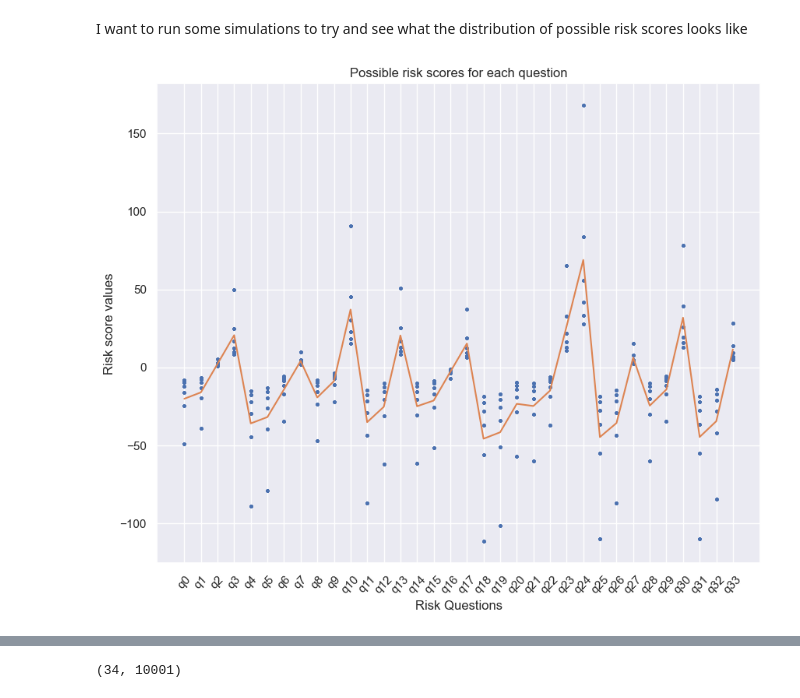
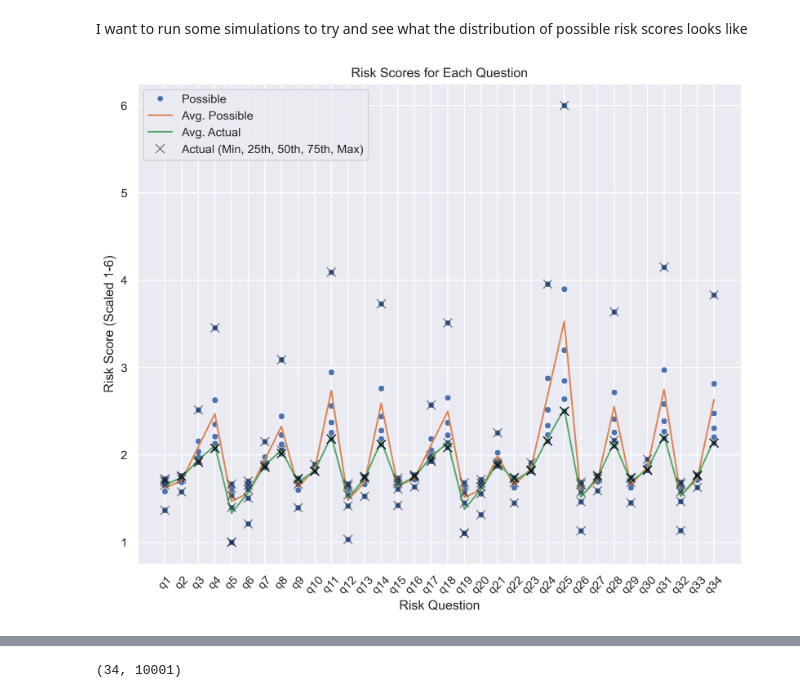
Before and after one commit to evanyfyip/vm-spinal-risk, a Jupyter notebook: vm-spinal-risk/notebooks/spinal_risk_calc.ipynb, the cells around one changed output, grey strips where cells are left out. Drawn from its saved outputs; the diff is of its cells as text; code cells hidden in the pictures.

Commit message:
Created graphs showing possible vs actual scores and actual vs choice

```diff
--- a/vm-spinal-risk/notebooks/spinal_risk_calc.ipynb
+++ b/vm-spinal-risk/notebooks/spinal_risk_calc.ipynb
@@ -434,3 +434,22 @@ import matplotlib.pyplot as plt
 import seaborn as sns
 
 sns.set_theme()
+# %%
+def scale_numbers(numbers, old_min, old_max, new_min=1, new_max=6):
+    # Normalize the data to the range [0, 1]
+    normalized_numbers = [(x - old_min) / (old_max - old_min) for x in numbers]
+
+    # Scale the normalized data to the new range [new_min, new_max]
+    scaled_numbers = [normalized * (new_max - new_min) + new_min for normalized in normalized_numbers]
+
+    return scaled_numbers
+# %%
+all_scores = []
+for i in range(len(pat_res_risk.columns)):
+    for index, row in pat_res_risk.iterrows():
+        option = 6-row[i]
+        col_risk = (comp_type[i] * comp_list[i]  - improv_type[i] * improv_list[i]) / option
+        all_scores.append(col_risk)
+
+all_scores_min = min(all_scores)
+all_scores_max = max(all_scores)
@@ -437,33 +480,54 @@ sns.set_theme()
 # %%
 num_simulations = 10000
 
 # Get weights and random responses
 weights = df['multiplier'].to_numpy().reshape((34, 1))
 rand_responses = 1 / np.random.randint(1, 7, (34, num_simulations))
 ########
 # Replacing not at all with 0
 # rand_responses[rand_responses == 1/6] = 0
 #######
 
 # Get risk scores for each question
 risk_scores = weights * rand_responses
 
 # Final risk scores summed
 risk_scores_summed = risk_scores.sum(axis=0)
 
 sims = pd.DataFrame(risk_scores, columns=['s' + str(x) for x in range(risk_scores.shape[1])])
 sims = sims.reset_index()
 sims_melt = sims.melt(id_vars='index')
 mean_vals = sims.iloc[:, 1:].mean(axis=1)
 
 # Plot ranges for each question
-plt.figure(figsize=(10, 8))
-plt.plot(sims_melt['index'], sims_melt['value'], marker='o', linestyle='None', markersize=2.0)
-plt.plot(sims['index'], mean_vals)
-plt.xlabel("Risk Questions")
-plt.ylabel("Risk score values")
-plt.title("Possible risk scores for each question")
-plt.xticks(ticks=sims['index'], labels=['q' + str(x) for x in sims['index']], rotation=45)
+plt.figure(figsize=(10, 8), dpi=300)
+plt.plot(sims_melt['index'],
+         scale_numbers(sims_melt['value'],
+                       min(sims_melt['value']),
+                       max(sims_melt['value'])),
+         marker='o', linestyle='None', markersize=4.0,
+         label='Possible')
+plt.plot(sims['index'],
+         scale_numbers(mean_vals,
+                       min(sims_melt['value']),
+                       max(sims_melt['value'])),
+         label='Avg. Possible')
+plt.plot(sims['index'], avg_scores_list, label='Avg. Actual')
+plt.plot(sims['index'], min_scores_list, label='Actual (Min, 25th, 50th, 75th, Max)',
+         marker='x', linestyle='None', markersize=8.0, color='black', alpha=.5)
+plt.plot(sims['index'], lwr_scores_list, marker='x', linestyle='None',
+         markersize=8.0, color='black', alpha=.5)
+plt.plot(sims['index'], med_scores_list, marker='x', linestyle='None',
+         markersize=8.0, color='black', alpha=.5)
+plt.plot(sims['index'], upr_scores_list, marker='x', linestyle='None',
+         markersize=8.0, color='black', alpha=.5)
+plt.plot(sims['index'], max_scores_list, marker='x', linestyle='None',
+         markersize=8.0, color='black', alpha=.5)
+plt.legend()
+plt.xlabel("Risk Question")
+plt.ylabel("Risk Score (Scaled 1-6)")
+plt.title("Risk Scores for Each Question")
+plt.xticks(ticks=sims['index'], labels=['q' + str(x) for x in sims['index']+1], rotation=45)
 plt.show()
 # %% [output]
-[figure, old version]
+[figure, new version]
```
Also changed, not shown: parts of 14 cells of this notebook.
